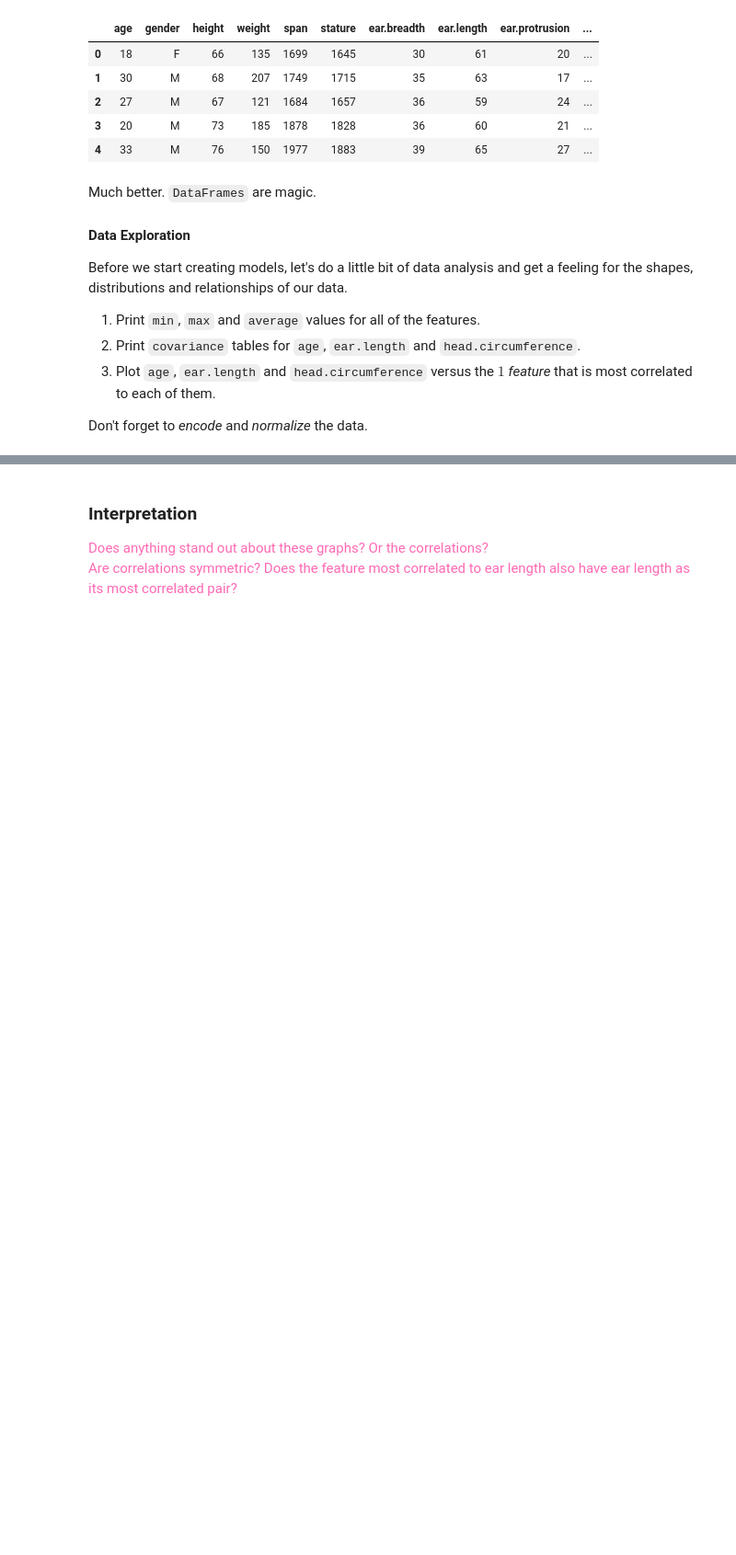
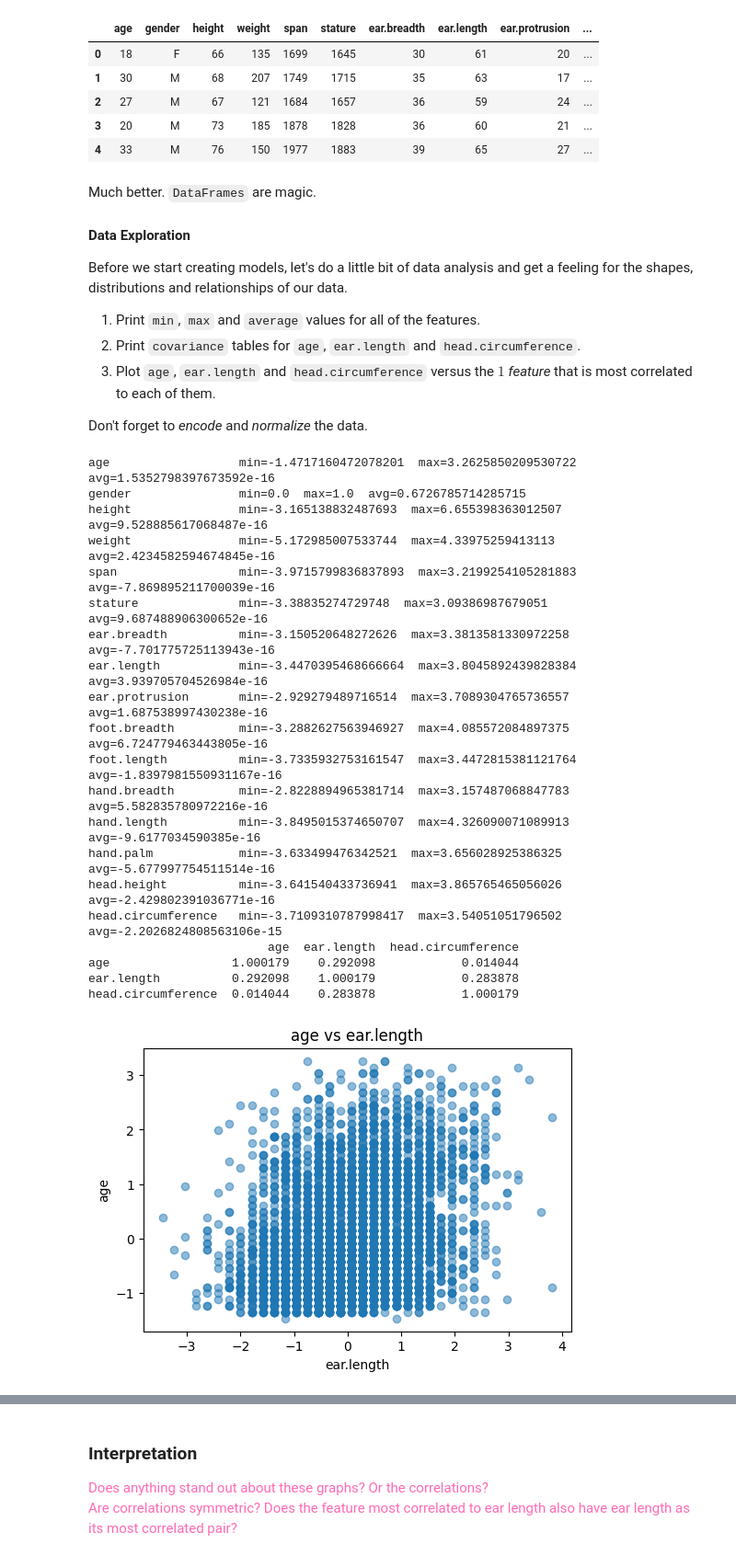
Before and after one commit to KAZIARSH-AI-ML-SPRING2026/KAZHomework06, a Jupyter notebook: Homework06.ipynb, the cells around one changed output, grey strips where cells are left out. Shown at 92% size. Drawn from its saved outputs; the diff is of its cells as text; code cells hidden in the pictures; blank space fills up the shorter version.

```diff
--- a/Homework06.ipynb
+++ b/Homework06.ipynb
@@ -127,0 +125,56 @@ Don't forget to *encode* and *normalize* the data.
+# %%
+# Work on Data Exploration here
+
+### Encode non-numerical features
+ansur_encoder = OrdinalEncoder()
+ansur_df[['gender']] = ansur_encoder.fit_transform(ansur_df[['gender']])
+ansur_df.head()
+
+## 1. Print min, max, avg
+for col in ansur_df.columns:
+    print(f"{col:20} min={ansur_df[col].min()}  max={ansur_df[col].max()}  avg={ansur_df[col].mean()}")
+
+### Normalize all data
+ansur_scaler = StandardScaler()
+ansur_scaled = ansur_scaler.fit_transform(ansur_df)
+ansur_df = pd.DataFrame(ansur_scaled, columns=ansur_df.columns)
+
+## 2. Print Covariances
+print(ansur_df[["age", "ear.length", "head.circumference"]].cov())
+
+## 3. Plot features most correlated to age, ear length and head circumference
+
+targets = ["age", "ear.length", "head.circumference"]
+correlations = ansur_df.corr()
+
+for target in targets:
+    best_feature = correlations[target].drop(target).abs().sort_values(ascending=False).index[0]
+
+    plt.figure(figsize=(6, 4))
+    plt.scatter(ansur_df[best_feature], ansur_df[target], alpha=0.5)
+    plt.xlabel(best_feature)
+    plt.ylabel(target)
+    plt.title(f"{target} vs {best_feature}")
+    plt.show()
+# %% [output]
+age                  min=-1.4717160472078201  max=3.2625850209530722  avg=1.5352798397673592e-16
+gender               min=0.0  max=1.0  avg=0.6726785714285715
+height               min=-3.165138832487693  max=6.655398363012507  avg=9.528885617068487e-16
+weight               min=-5.172985007533744  max=4.33975259413113  avg=2.4234582594674845e-16
+span                 min=-3.9715799836837893  max=3.2199254105281883  avg=-7.869895211700039e-16
+stature              min=-3.38835274729748  max=3.09386987679051  avg=9.687488906300652e-16
+ear.breadth          min=-3.150520648272626  max=3.3813581330972258  avg=-7.701775725113943e-16
+ear.length           min=-3.4470395468666664  max=3.8045892439828384  avg=3.939705704526984e-16
+ear.protrusion       min=-2.929279489716514  max=3.7089304765736557  avg=1.687538997430238e-16
+foot.breadth         min=-3.2882627563946927  max=4.085572084897375  avg=6.724779463443805e-16
+foot.length          min=-3.7335932753161547  max=3.4472815381121764  avg=-1.8397981550931167e-16
+hand.breadth         min=-2.8228894965381714  max=3.157487068847783  avg=5.582835780972216e-16
+hand.length          min=-3.8495015374650707  max=4.326090071089913  avg=-9.6177034590385e-16
+hand.palm            min=-3.633499476342521  max=3.656028925386325  avg=-5.677997754511514e-16
+head.height          min=-3.641540433736941  max=3.865765465056026  avg=-2.429802391036771e-16
+head.circumference   min=-3.7109310787998417  max=3.54051051796502  avg=-2.2026824808563106e-15
+                         age  ear.length  head.circumference
+age                 1.000179    0.292098            0.014044
+ear.length          0.292098    1.000179            0.283878
+head.circumference  0.014044    0.283878            1.000179
+[figure, added]
```
Also changed, not shown: parts of 8 cells of this notebook.
